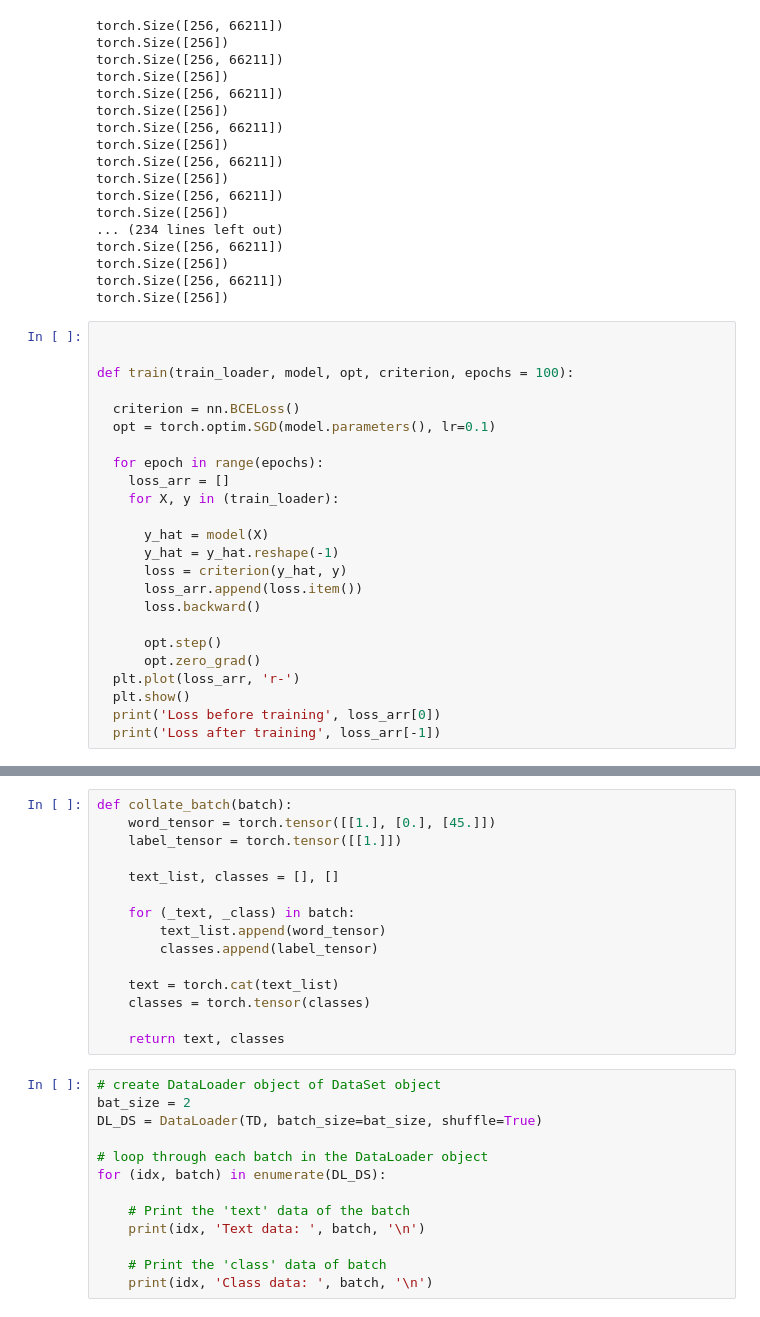
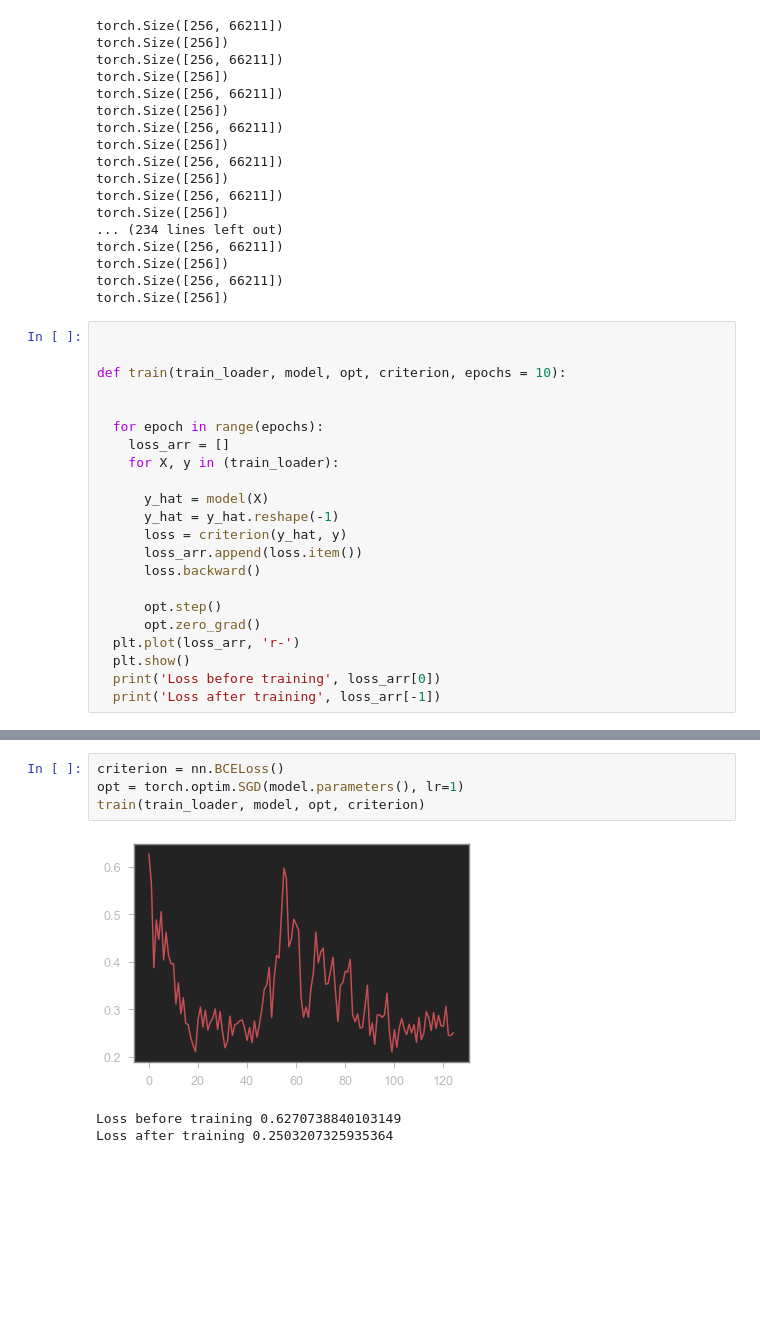
Before and after one commit to ajeet-kumar1087/NLP, a Jupyter notebook: IMDB sentiment analysis.ipynb, the cells around one changed output, grey strips where cells are left out. Drawn from its saved outputs; the diff is of its cells as text; blank space fills up the shorter version.

```diff
--- a/IMDB sentiment analysis.ipynb
+++ b/IMDB sentiment analysis.ipynb
@@ -290,10 +290,8 @@ torch.Size([256])
 # %%
 
 
-def train(train_loader, model, opt, criterion, epochs = 100):
+def train(train_loader, model, opt, criterion, epochs = 10):
 
-  criterion = nn.BCELoss()
-  opt = torch.optim.SGD(model.parameters(), lr=0.1)
 
   for epoch in range(epochs):
     loss_arr = []
@@ -345,28 +312,8 @@ KeyboardInterrupt:
-# %%
-def collate_batch(batch):
-    word_tensor = torch.tensor([[1.], [0.], [45.]])
-    label_tensor = torch.tensor([[1.]])
-
-    text_list, classes = [], []
-
-    for (_text, _class) in batch:
-        text_list.append(word_tensor)
-        classes.append(label_tensor)
-
-    text = torch.cat(text_list)
-    classes = torch.tensor(classes)
-
-    return text, classes
-# %%
-# create DataLoader object of DataSet object
-bat_size = 2
-DL_DS = DataLoader(TD, batch_size=bat_size, shuffle=True)
-
-# loop through each batch in the DataLoader object
-for (idx, batch) in enumerate(DL_DS):
-
-    # Print the 'text' data of the batch
-    print(idx, 'Text data: ', batch, '\n')
-
-    # Print the 'class' data of batch
-    print(idx, 'Class data: ', batch, '\n')
+# %%
+criterion = nn.BCELoss()
+opt = torch.optim.SGD(model.parameters(), lr=1)
+train(train_loader, model, opt, criterion)
+# %% [output]
+[figure, added]
+Loss before training 0.6270738840103149
+Loss after training 0.2503207325935364
```
Also changed, not shown: parts of 7 cells of this notebook, 14 other files.
